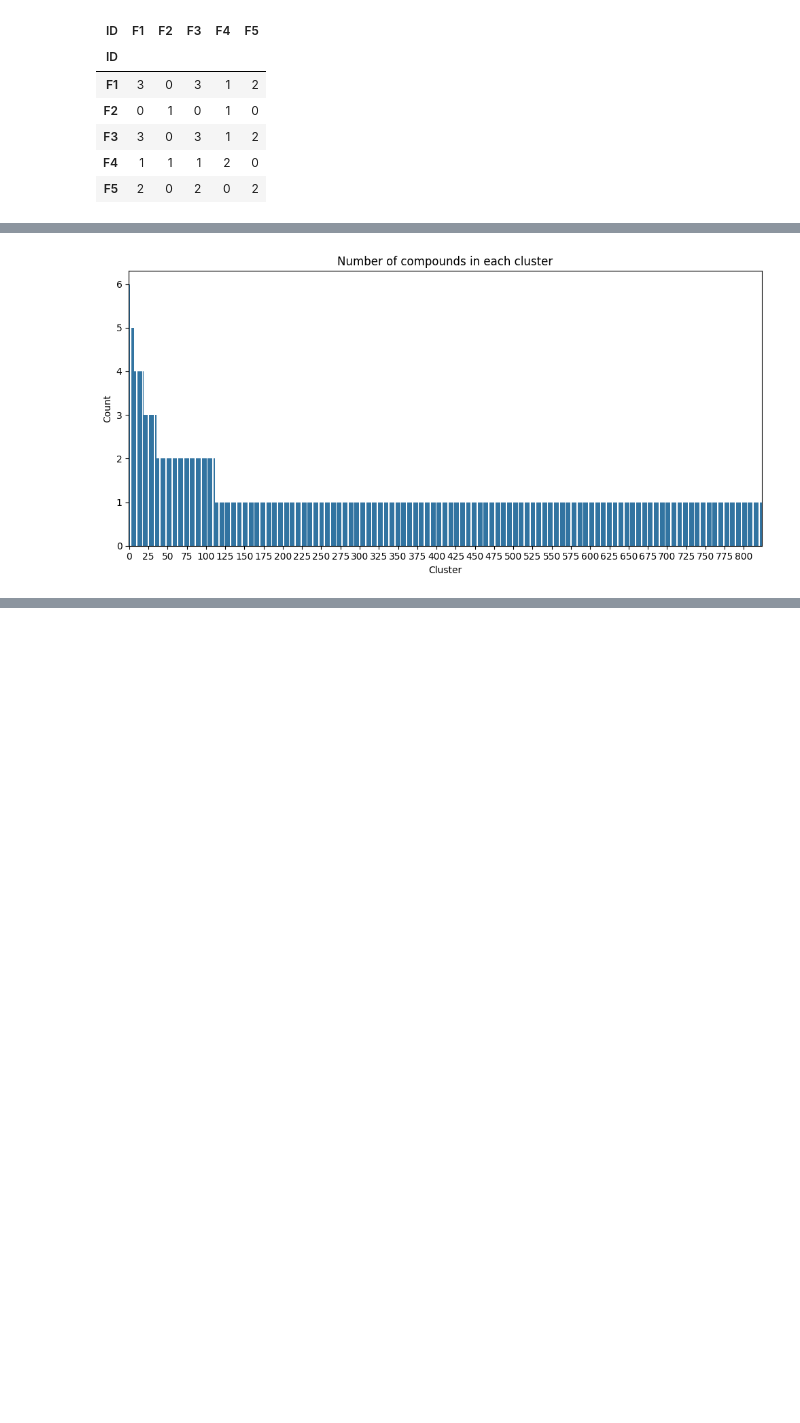
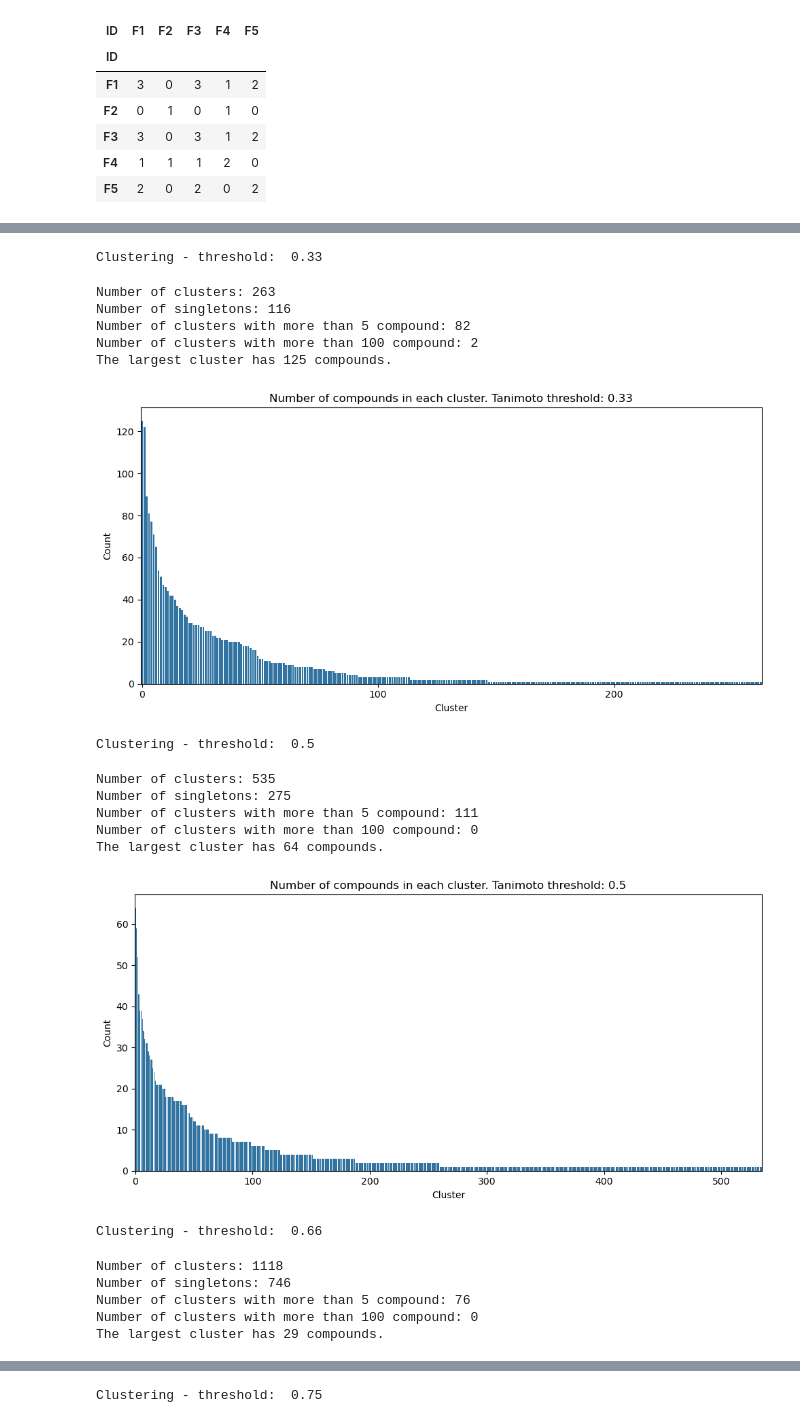
Before and after one commit to HoffOskar/ML_From_Scratch, a Jupyter notebook: Clustering/Butina.ipynb, the cells around one changed output, grey strips where cells are left out. Saved outputs shown, nothing was run; the diff lists cells and outputs as text; code cells hidden in the pictures; blank space fills up the shorter version.

Commit message:
butina clustering

```diff
--- a/Clustering/Butina.ipynb
+++ b/Clustering/Butina.ipynb
@@ -154,4 +151,0 @@ Class attributes are
-# %%
-model = Butina(threshold=0.75)
-pred_df = model.fit(df.sample(1000))
-pred_df
@@ -175,15 +157,54 @@ Clustering
+# %%
+### Calculating the similarity matrix
+model = Butina().fit(df)
 # %%
-plt.figure(figsize=(10, 5))
-ax = sns.countplot(x="Cluster", data=pred_df)
+for tanimoto_threshold in [0.33, 0.5, 0.66, 0.75, 0.9]:
 
-ticks = ax.get_xticks()
-ax.set_xticks(ticks[::25])  # Show every 10th cluster
-ax.set_xticklabels([int(t) for t in ticks[::25]], rotation=0)
+    pred_df = model.predict(threshold=tanimoto_threshold)
 
-plt.title("Number of compounds in each cluster")
-plt.xlabel("Cluster")
-plt.ylabel("Count")
-plt.tight_layout()
-plt.show()
+    ### Analysis
+    count_df = pred_df['Cluster'].value_counts().value_counts().sort_index()
+
+    print(f"Number of clusters: {pred_df['Cluster'].nunique()}")
+    print(f"Number of singletons: {count_df[1]}")
+    print(f"Number of clusters with more than 5 compound: {count_df[count_df.index > 5].sum()}")
+    print(f"Number of clusters with more than 100 compound: {count_df[count_df.index > 100].sum()}")
+    print(f"The largest cluster has {count_df.index[-1]} compounds.")
+
+
+    ### Countplot
+    plt.figure(figsize=(10, 5))
+    ax = sns.countplot(x="Cluster", data=pred_df)
+
+    ### Ticks
+    ticks = ax.get_xticks()
+    ax.set_xticks(ticks[::100])  # Show every 10th cluster
+    ax.set_xticklabels([int(t) for t in ticks[::100]], rotation=0)
+
+    ### Title and labels
+    plt.title(f"Number of compounds in each cluster. Tanimoto threshold: {model.threshold}")
+    plt.xlabel("Cluster")
+    plt.ylabel("Count")
+    plt.tight_layout()
+    plt.show()
 # %% [output]
+Clustering - threshold:  0.33
+Number of clusters: 263
+Number of singletons: 116
+Number of clusters with more than 5 compound: 82
+Number of clusters with more than 100 compound: 2
+The largest cluster has 125 compounds.
-[figure, old version]
+[figure, new version]
+Clustering - threshold:  0.5
+Number of clusters: 535
+Number of singletons: 275
+Number of clusters with more than 5 compound: 111
+Number of clusters with more than 100 compound: 0
+The largest cluster has 64 compounds.
+[figure, added]
+Clustering - threshold:  0.66
+Number of clusters: 1118
+Number of singletons: 746
+Number of clusters with more than 5 compound: 76
+Number of clusters with more than 100 compound: 0
+The largest cluster has 29 compounds.
@@ -189,0 +212 @@ plt.show()
+Clustering - threshold:  0.75
```
Also changed, not shown: parts of 10 cells of this notebook, 3 other files.
